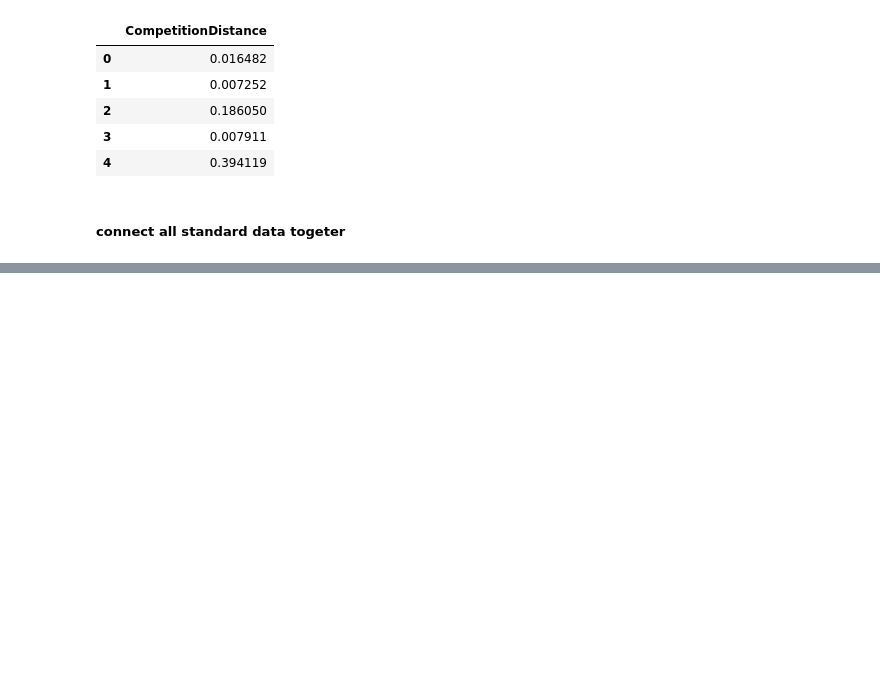
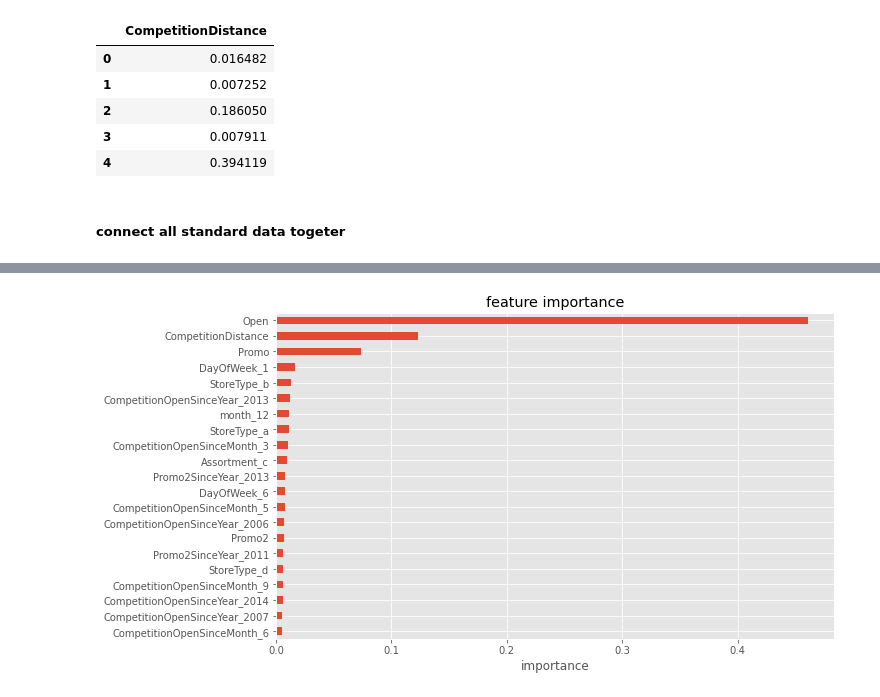
Before and after one commit to DuanLee2520/Rossmann-Store-Sales, a Jupyter notebook: RSS.ipynb, the cells around one changed output, grey strips where cells are left out. Drawn from its saved outputs; the diff is of its cells as text; code cells hidden in the pictures; blank space fills up the shorter version.

```diff
--- a/RSS.ipynb
+++ b/RSS.ipynb
@@ -1001,0 +1026,6 @@ memory usage: 214.9 MB
+# %%
+index_split=train_df.shape[0]-1
+data_train_test_final=pd.concat([data_train_test_new.loc[:index_split],train_df['Sales']],axis=1)
+data_for_predict=data_train_test_new.loc[train_df.shape[0]:]
+print(data_train_test_final.info())
+print(data_for_predict.info())
@@ -1001,0 +1082,4 @@ memory usage: 214.9 MB
+# %%
+data_x=data_train_test_final.iloc[:,:-1]
+data_y=data_train_test_final.iloc[:,-1:]
+train_x,test_x,train_y,test_y=train_test_split(data_x,data_y,test_size=0.2)
@@ -1001,0 +1169,11 @@ memory usage: 214.9 MB
+# %%
+importance_metrics=pd.Series(tree_model.feature_importances_,index=train_x.columns).sort_values()
+fig=plt.figure(figsize=(10,6))
+plt.style.use('ggplot')
+ax=fig.add_subplot(1,1,1)
+importance_metrics[importance_metrics>0.005].plot.barh(ax=ax)
+ax.set_xlabel('importance')
+ax.set_title('feature importance')
+plt.show()
+# %% [output]
+[figure, added]
```
Also changed, not shown: parts of 19 cells of this notebook.
